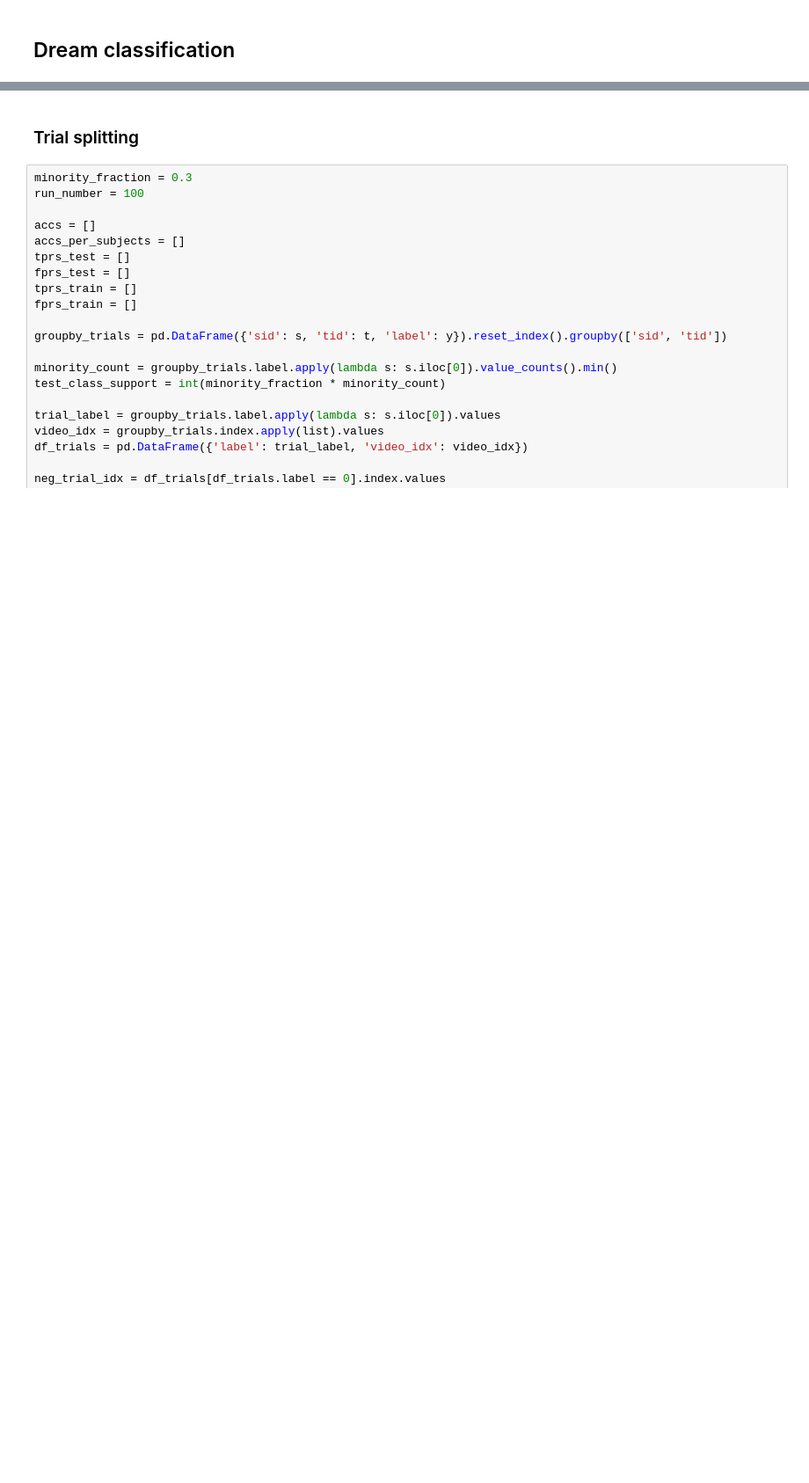
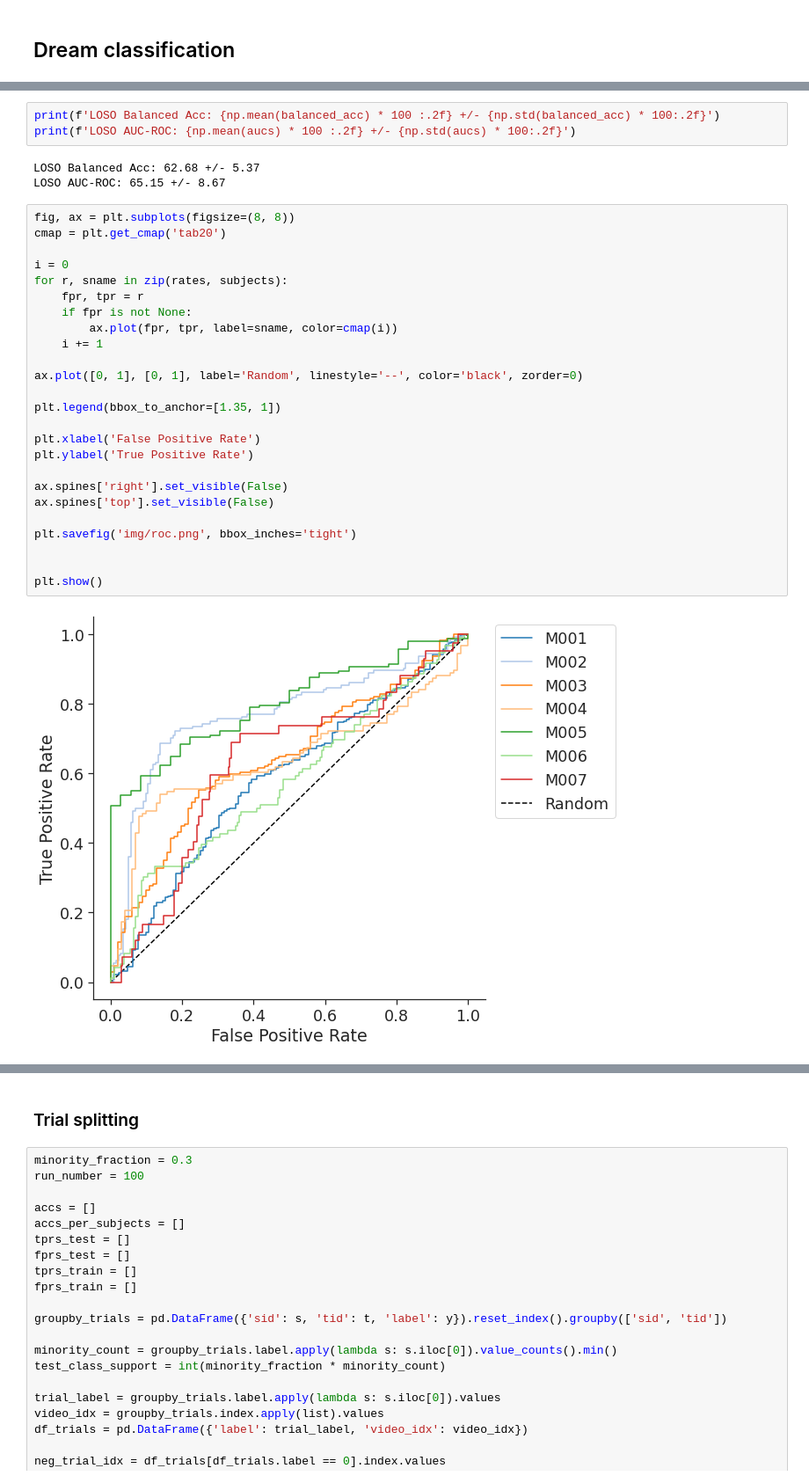
Before and after one commit to sylvainlugeon/dream-prediction, a Jupyter notebook: scripts/training/classification/classification.ipynb, the cells around one changed output, grey strips where cells are left out. Shown: that part at 88% size. Cells and saved outputs as stored; diff of their text form; blank space fills up the shorter version.

```diff
--- a/scripts/training/classification/classification.ipynb
+++ b/scripts/training/classification/classification.ipynb
@@ -270,0 +343,33 @@ auc(fpr_test, tpr_test), auc(fpr_train, tpr_train)
+# %%
+print(f'LOSO Balanced Acc: {np.mean(balanced_acc) * 100 :.2f} +/- {np.std(balanced_acc) * 100:.2f}')
+print(f'LOSO AUC-ROC: {np.mean(aucs) * 100 :.2f} +/- {np.std(aucs) * 100:.2f}')
+# %% [output]
+LOSO Balanced Acc: 62.68 +/- 5.37
+LOSO AUC-ROC: 65.15 +/- 8.67
+# %%
+fig, ax = plt.subplots(figsize=(8, 8))
+cmap = plt.get_cmap('tab20')
+
+i = 0
+for r, sname in zip(rates, subjects):
+    fpr, tpr = r
+    if fpr is not None:
+        ax.plot(fpr, tpr, label=sname, color=cmap(i))
+    i += 1
+
+ax.plot([0, 1], [0, 1], label='Random', linestyle='--', color='black', zorder=0)
+
+plt.legend(bbox_to_anchor=[1.35, 1])
+
+plt.xlabel('False Positive Rate')
+plt.ylabel('True Positive Rate')
+
+ax.spines['right'].set_visible(False)
+ax.spines['top'].set_visible(False)
+
+plt.savefig('img/roc.png', bbox_inches='tight')
+
+
+plt.show()
+# %% [output]
+[figure, added]
```
Also changed, not shown: parts of 57 cells of this notebook, 32 other files.
